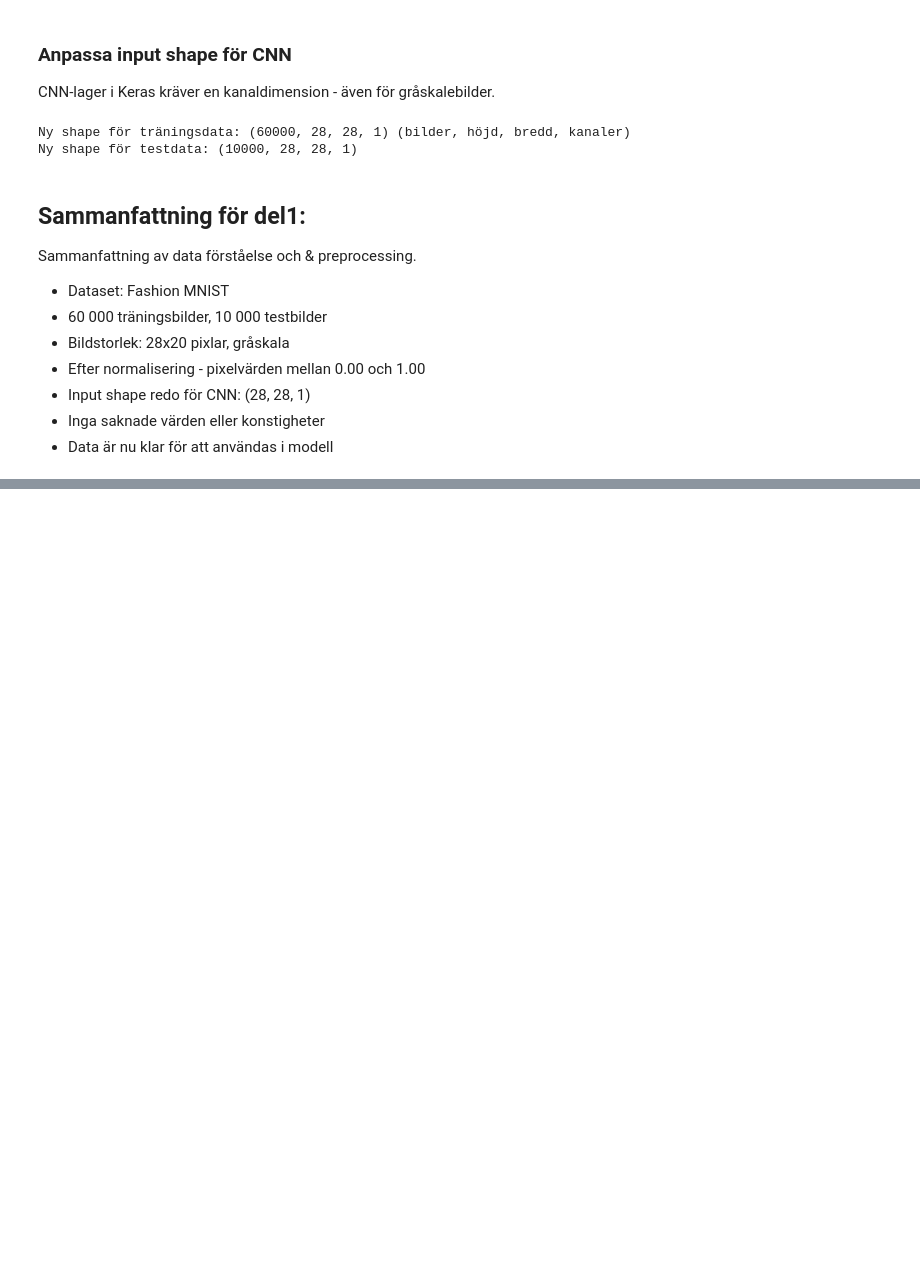
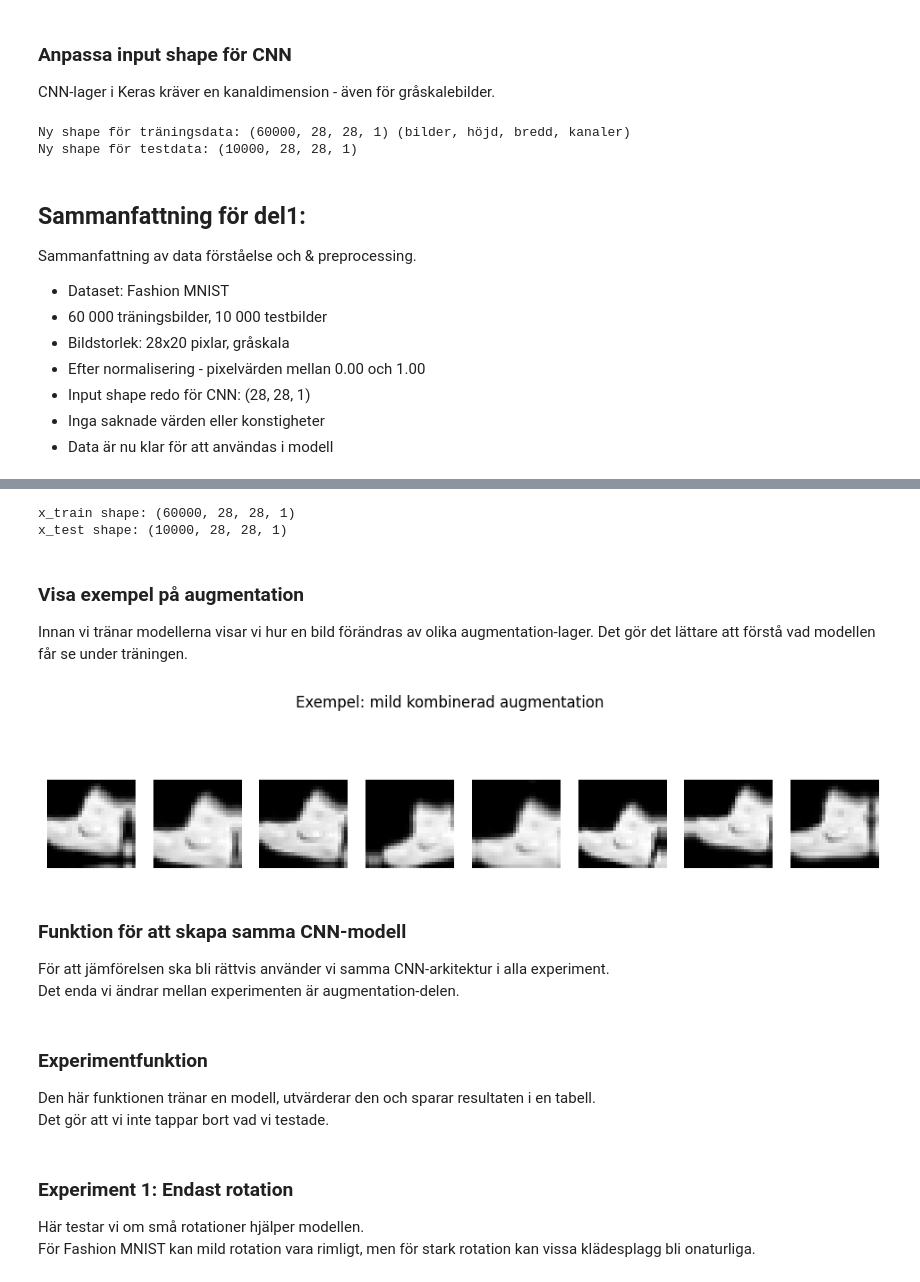
Before and after one commit to elzacapar/DL-grupp5-augmentation, a Jupyter notebook: notebook/fashion_mnist_data_augmentation.ipynb, the cells around one changed output, grey strips where cells are left out. Drawn from its saved outputs; the diff is of its cells as text; code cells hidden in the pictures; blank space fills up the shorter version.

```diff
--- a/notebook/fashion_mnist_data_augmentation.ipynb
+++ b/notebook/fashion_mnist_data_augmentation.ipynb
@@ -208,0 +220,47 @@ Test loss: 0.2922
+# %%
+# Kontrollera att datan har rätt form innan augmentation
+print("x_train shape:", x_train.shape)
+print("x_test shape:", x_test.shape)
+
+# Sätt seed för att resultaten ska bli mer jämförbara
+tf.random.set_seed(42)
+np.random.seed(42)
+# %% [output]
+x_train shape: (60000, 28, 28, 1)
+x_test shape: (10000, 28, 28, 1)
+# %% [markdown]
+### Visa exempel på augmentation
+
+Innan vi tränar modellerna visar vi hur en bild förändras av olika augmentation-lager.
+Det gör det lättare att förstå vad modellen får se under träningen.
+# %%
+def show_augmented_examples(augmentation_layer, title, image_index=0, n_examples=8):
+    image = x_train[image_index:image_index+1]
+
+    plt.figure(figsize=(12, 3))
+    for i in range(n_examples):
+        augmented_image = augmentation_layer(image, training=True)
+
+        plt.subplot(1, n_examples, i + 1)
+        plt.imshow(augmented_image[0].numpy().squeeze(), cmap='gray')
+        plt.axis('off')
+
+    plt.suptitle(title)
+    plt.show()
+
+
+# Exempel på mild kombinerad augmentation
+example_augmentation = keras.Sequential([
+    layers.RandomRotation(0.05),
+    layers.RandomZoom(0.10),
+    layers.RandomTranslation(0.10, 0.10),
+])
+
+show_augmented_examples(example_augmentation, "Exempel: mild kombinerad augmentation")
+# %% [output]
+[figure, added]
+# %% [markdown]
+### Funktion för att skapa samma CNN-modell
+
+För att jämförelsen ska bli rättvis använder vi samma CNN-arkitektur i alla experiment.
+Det enda vi ändrar mellan experimenten är augmentation-delen.
@@ -208,0 +297,5 @@ Test loss: 0.2922
+# %% [markdown]
+### Experimentfunktion
+
+Den här funktionen tränar en modell, utvärderar den och sparar resultaten i en tabell.
+Det gör att vi inte tappar bort vad vi testade.
@@ -208,0 +345,5 @@ Test loss: 0.2922
+# %% [markdown]
+### Experiment 1: Endast rotation
+
+Här testar vi om små rotationer hjälper modellen.
+För Fashion MNIST kan mild rotation vara rimligt, men för stark rotation kan vissa klädesplagg bli onaturliga.
```
Also changed, not shown: parts of 20 cells of this notebook, 1 other file.
